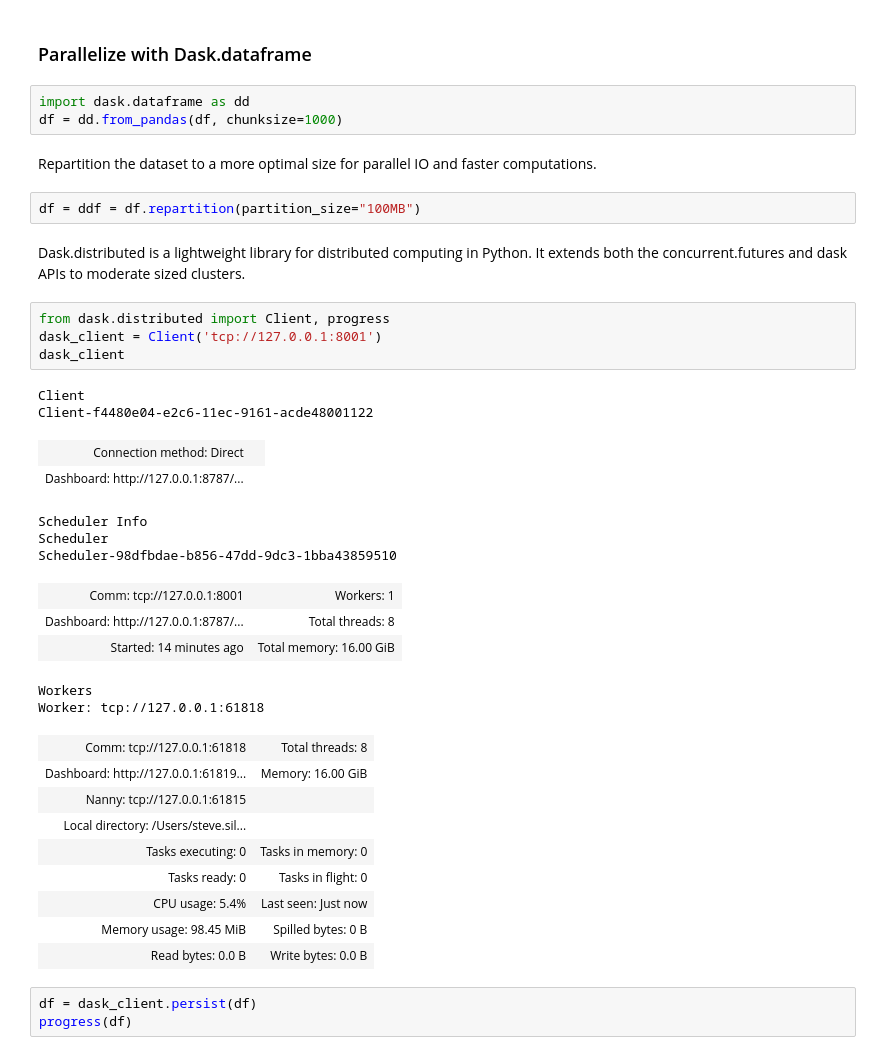
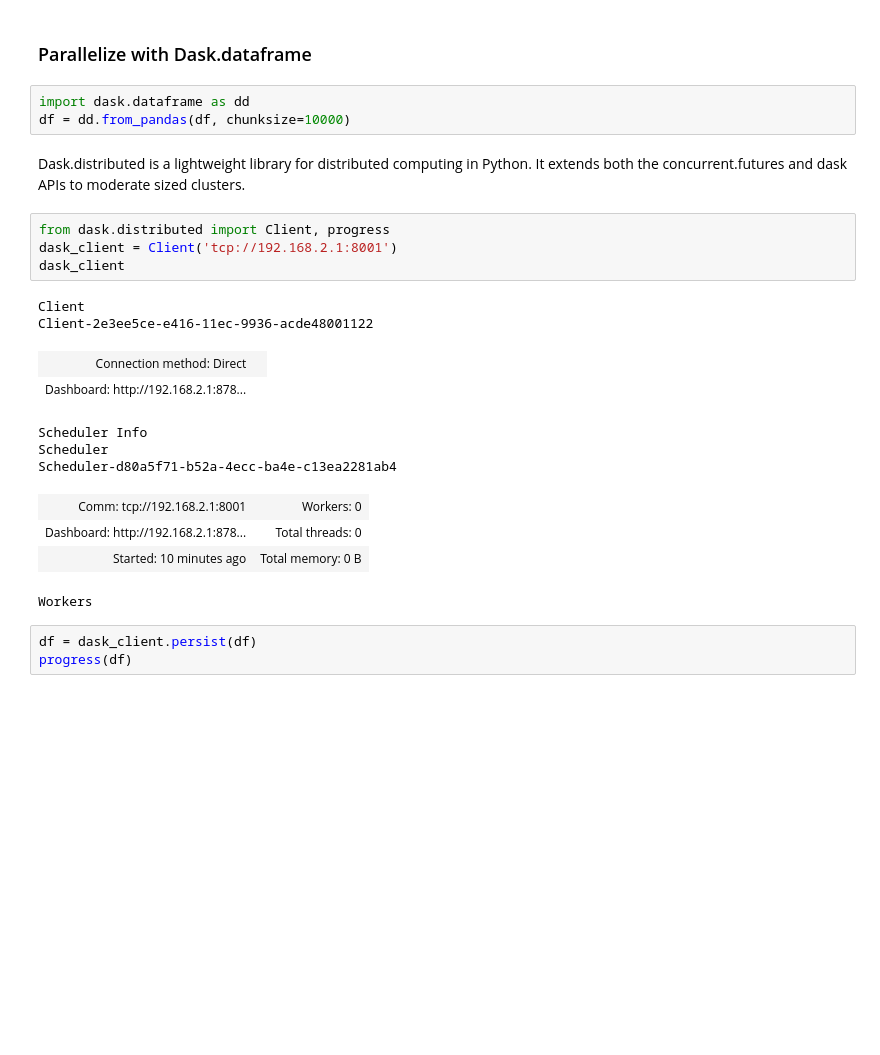
Before and after one commit to blink1073/mongodb-world-builders-fest, a Jupyter notebook: nyc-taxi-dask.ipynb, the cells around one changed output. Drawn from its saved outputs; the diff is of its cells as text; blank space fills up the shorter version.

```diff
--- a/nyc-taxi-dask.ipynb
+++ b/nyc-taxi-dask.ipynb
@@ -194,39 +192,25 @@ df.head()
 ### Parallelize with Dask.dataframe
 # %%
 import dask.dataframe as dd
-df = dd.from_pandas(df, chunksize=1000)
+df = dd.from_pandas(df, chunksize=10000)
-# %% [markdown]
-Repartition the dataset to a more optimal size for parallel IO and faster computations.
-# %%
-df = ddf = df.repartition(partition_size="100MB")
 # %% [markdown]
 Dask.distributed is a lightweight library for distributed computing in Python. It extends both the concurrent.futures and dask APIs to moderate sized clusters.
 # %%
 from dask.distributed import Client, progress
-dask_client = Client('tcp://127.0.0.1:8001')
+dask_client = Client('tcp://192.168.2.1:8001')
 dask_client
 # %% [output]
 Client
-Client-f4480e04-e2c6-11ec-9161-acde48001122
+Client-2e3ee5ce-e416-11ec-9936-acde48001122
 | Connection method: Direct |  |
-| Dashboard: http://127.0.0.1:8787/... |  |
+| Dashboard: http://192.168.2.1:878... |  |
 Scheduler Info
 Scheduler
-Scheduler-98dfbdae-b856-47dd-9dc3-1bba43859510
+Scheduler-d80a5f71-b52a-4ecc-ba4e-c13ea2281ab4
-| Comm: tcp://127.0.0.1:8001 | Workers: 1 |
-| Dashboard: http://127.0.0.1:8787/... | Total threads: 8 |
-| Started: 14 minutes ago | Total memory: 16.00 GiB |
+| Comm: tcp://192.168.2.1:8001 | Workers: 0 |
+| Dashboard: http://192.168.2.1:878... | Total threads: 0 |
+| Started: 10 minutes ago | Total memory: 0 B |
 Workers
-Worker: tcp://127.0.0.1:61818
-| Comm: tcp://127.0.0.1:61818 | Total threads: 8 |
-| Dashboard: http://127.0.0.1:61819... | Memory: 16.00 GiB |
-| Nanny: tcp://127.0.0.1:61815 |  |
-| Local directory: /Users/steve.sil... |  |
-| Tasks executing: 0 | Tasks in memory: 0 |
-| Tasks ready: 0 | Tasks in flight: 0 |
-| CPU usage: 5.4% | Last seen: Just now |
-| Memory usage: 98.45 MiB | Spilled bytes: 0 B |
-| Read bytes: 0.0 B | Write bytes: 0.0 B |
 # %%
 df = dask_client.persist(df)
 progress(df)
```
Also changed, not shown: parts of 3 cells of this notebook, 3 other files.
